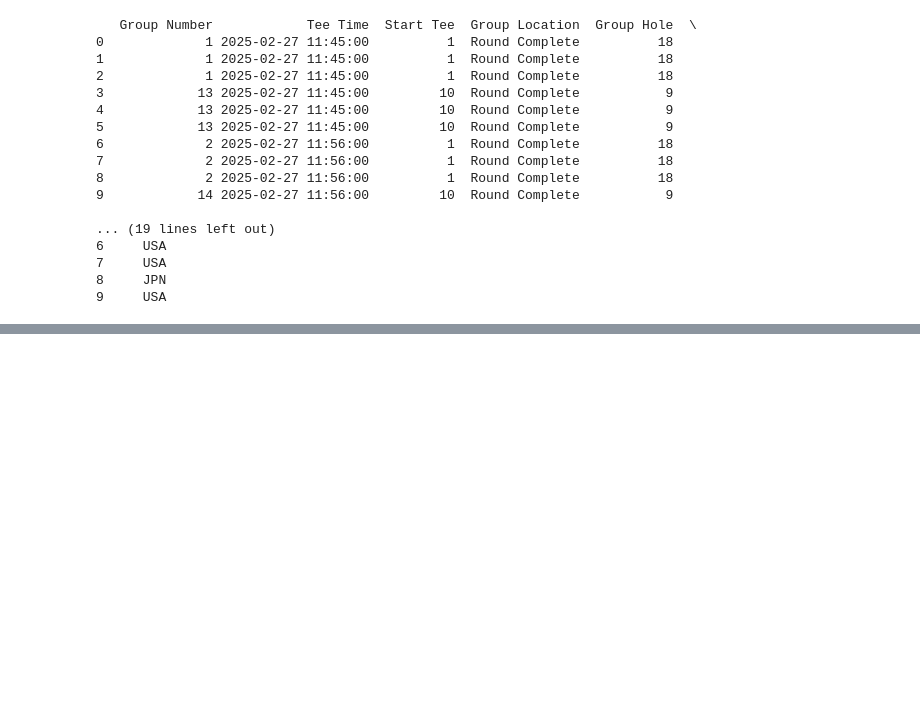
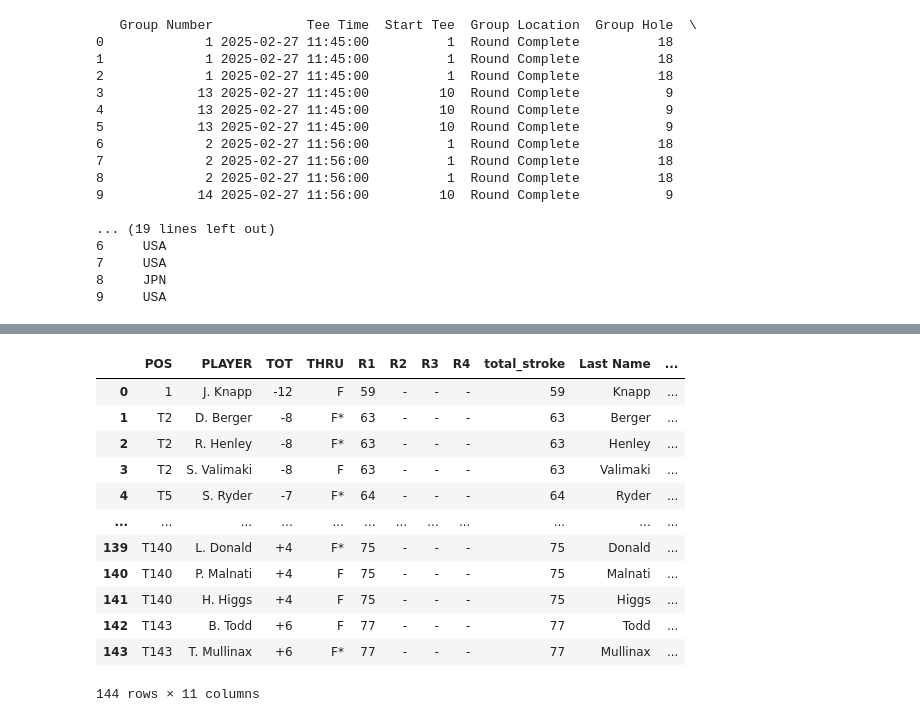
Before and after one commit to rypi314/data_golf, a Jupyter notebook: pga_analysis.ipynb, the cells around one changed output, grey strips where cells are left out. Drawn from its saved outputs; the diff is of its cells as text; code cells hidden in the pictures; blank space fills up the shorter version.

```diff
--- a/pga_analysis.ipynb
+++ b/pga_analysis.ipynb
@@ -20,3 +21,4 @@
 9     USA
 # %%
 %run load_pga_tournament.py
+df_tournament = df
@@ -22,0 +37,16 @@
+# %%
+df_tournament
+# %% [output]
+|  | POS | PLAYER | TOT | THRU | R1 | R2 | R3 | R4 | total_stroke | Last Name | ... |
+| 0 | 1 | J. Knapp | -12 | F | 59 | - | - | - | 59 | Knapp | ... |
+| 1 | T2 | D. Berger | -8 | F* | 63 | - | - | - | 63 | Berger | ... |
+| 2 | T2 | R. Henley | -8 | F* | 63 | - | - | - | 63 | Henley | ... |
+| 3 | T2 | S. Valimaki | -8 | F | 63 | - | - | - | 63 | Valimaki | ... |
+| 4 | T5 | S. Ryder | -7 | F* | 64 | - | - | - | 64 | Ryder | ... |
+| ... | ... | ... | ... | ... | ... | ... | ... | ... | ... | ... | ... |
+| 139 | T140 | L. Donald | +4 | F* | 75 | - | - | - | 75 | Donald | ... |
+| 140 | T140 | P. Malnati | +4 | F | 75 | - | - | - | 75 | Malnati | ... |
+| 141 | T140 | H. Higgs | +4 | F | 75 | - | - | - | 75 | Higgs | ... |
+| 142 | T143 | B. Todd | +6 | F | 77 | - | - | - | 77 | Todd | ... |
+| 143 | T143 | T. Mullinax | +6 | F* | 77 | - | - | - | 77 | Mullinax | ... |
+144 rows × 11 columns
```
Also changed, not shown: parts of 10 cells of this notebook.
